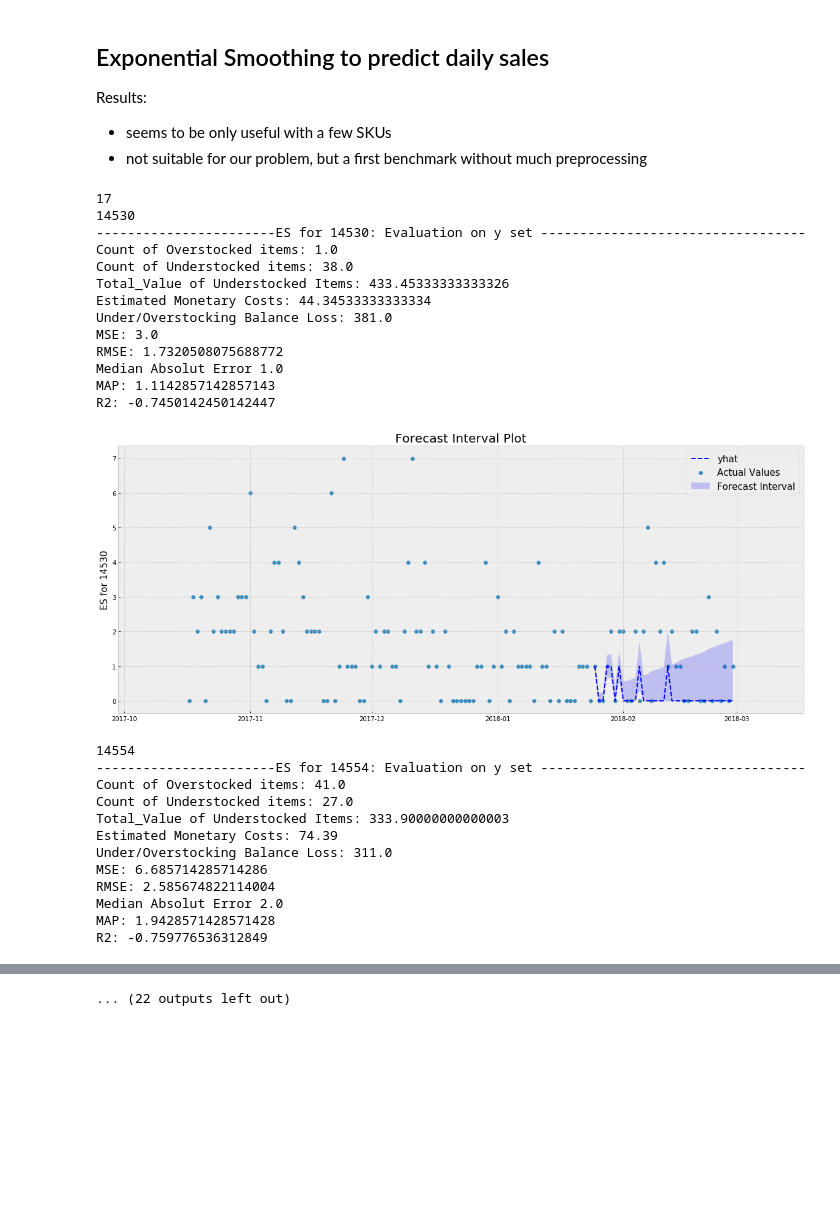
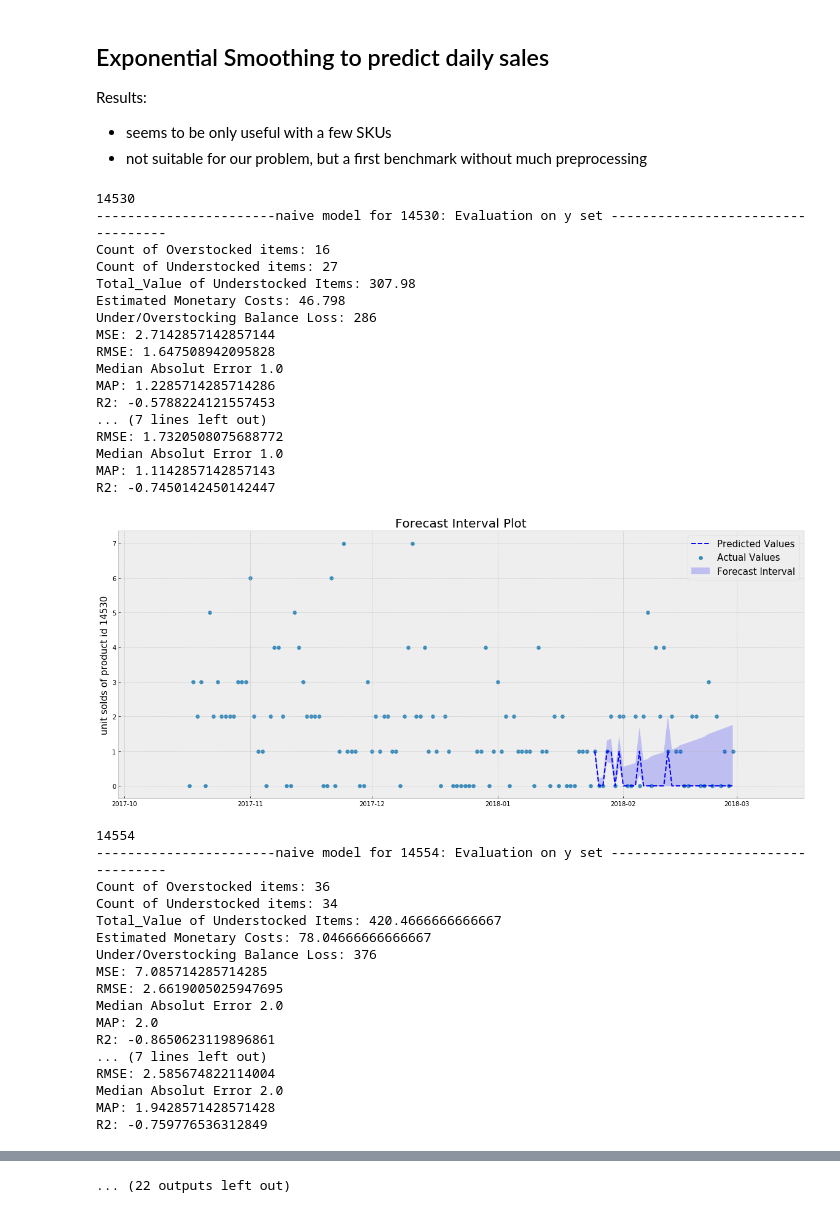
Before and after one commit to koehnden/ts_forecasting, a Jupyter notebook: Exponential_Smoothing.ipynb, the cells around one changed output, grey strips where cells are left out. Saved outputs shown, nothing was run; the diff lists cells and outputs as text; code cells hidden in the pictures; blank space fills up the shorter version.

```diff
--- a/Exponential_Smoothing.ipynb
+++ b/Exponential_Smoothing.ipynb
@@ -29,0 +33,17 @@ df.head()
+# %%
+df_sku = df[df['product_id'] == 46688]
+y = df_sku['units_sold']
+
+# aggreage daily data
+sold_daily = df_sku['units_sold'].groupby(pd.Grouper(freq='D')).sum()
+prices_mean_daily = df_sku['selling_price'].groupby(pd.Grouper(freq='D')).mean()
+
+# split into train test
+n_test = 35  # 20 weeks of prediction
+
+train = sold_daily.iloc[:-(n_test)]
+test = sold_daily.tail(n_test)
+price_mean_test = prices_mean_daily.tail(n_test)
+
+yhat_naive = train.tail(n_test)
+print_relevant_metrics(test.values, yhat_naive.values, 'naive model for 46688',  price_mean_test)
@@ -34,7 +66,6 @@ Results:
 - not suitable for our problem, but a first benchmark without much preprocessing
 # %%
 unique_products = df_sales['product_id'].unique()
-print(unique_products.shape[0])
 for sku in unique_products:
     print(sku)
     df_sku = df[df['product_id'] == sku]
@@ -50,54 +81,64 @@ for sku in unique_products:
     train = sold_daily.iloc[:-(n_test)]
     test = sold_daily.tail(n_test)
     price_mean_test = prices_mean_daily.tail(n_test)
-    #print(train.tail(1).index)
-    #print(test.head(1).index)
+
+    yhat_naive = train.tail(n_test)
+    print_relevant_metrics(test.values, yhat_naive.values, 'naive model for {}'.format(sku),  price_mean_test)
 
     model_name = 'ES for {}'.format(sku)
     params = {'trend': 'add', 'seasonal':'add', 'seasonal_periods': 7}
 
     model = ExponentialSmoothing(train, **params)
     model_fit = model.fit()
     yhat = model_fit.forecast(35).clip(0).round(0)
 
     print_relevant_metrics(test, yhat, model_name,  price_mean_test)
 
     # build forecast_interval
     sigma_hat = np.array([forecast_stderrors(model_fit, seasonal_periods=7, steps=h) for h in range(1,36)])
     lower, upper = gaussian_confidence_bands(yhat, sigma_hat, alpha=0.95)
 
     df_interval = pd.DataFrame({
         'y': test,
         'yhat': yhat,
         'sigma_hat': sigma_hat,
         'lower': lower,
         'upper': upper
     })
-    plot_forecast_interval(df_interval, sold_daily.tail(135), ts_name=model_name)
+    plot_forecast_interval(df_interval, sold_daily.tail(135), ts_name='unit solds of product id {}'.format(sku))
     plt.show()
 # %% [output]
-17
 14530
------------------------ES for 14530: Evaluation on y set ----------------------------------
-Count of Overstocked items: 1.0
-Count of Understocked items: 38.0
-Total_Value of Understocked Items: 433.45333333333326
-Estimated Monetary Costs: 44.34533333333334
-Under/Overstocking Balance Loss: 381.0
-MSE: 3.0
+-----------------------naive model for 14530: Evaluation on y set ----------------------------------
+Count of Overstocked items: 16
+Count of Understocked items: 27
+Total_Value of Understocked Items: 307.98
+Estimated Monetary Costs: 46.798
+Under/Overstocking Balance Loss: 286
+MSE: 2.7142857142857144
+RMSE: 1.647508942095828
+Median Absolut Error 1.0
+MAP: 1.2285714285714286
+R2: -0.5788224121557453
+... (7 lines left out)
 RMSE: 1.7320508075688772
 Median Absolut Error 1.0
 MAP: 1.1142857142857143
 R2: -0.7450142450142447
-[figure, old version]
+[figure, new version]
 14554
------------------------ES for 14554: Evaluation on y set ----------------------------------
-Count of Overstocked items: 41.0
-Count of Understocked items: 27.0
-Total_Value of Understocked Items: 333.90000000000003
-Estimated Monetary Costs: 74.39
-Under/Overstocking Balance Loss: 311.0
-MSE: 6.685714285714286
+-----------------------naive model for 14554: Evaluation on y set ----------------------------------
+Count of Overstocked items: 36
+Count of Understocked items: 34
+Total_Value of Understocked Items: 420.4666666666667
+Estimated Monetary Costs: 78.04666666666667
+Under/Overstocking Balance Loss: 376
+MSE: 7.085714285714285
+RMSE: 2.6619005025947695
+Median Absolut Error 2.0
+MAP: 2.0
+R2: -0.8650623119896861
+... (7 lines left out)
 RMSE: 2.585674822114004
 Median Absolut Error 2.0
 MAP: 1.9428571428571428
```
Also changed, not shown: parts of 3 cells of this notebook, 3 other files.
